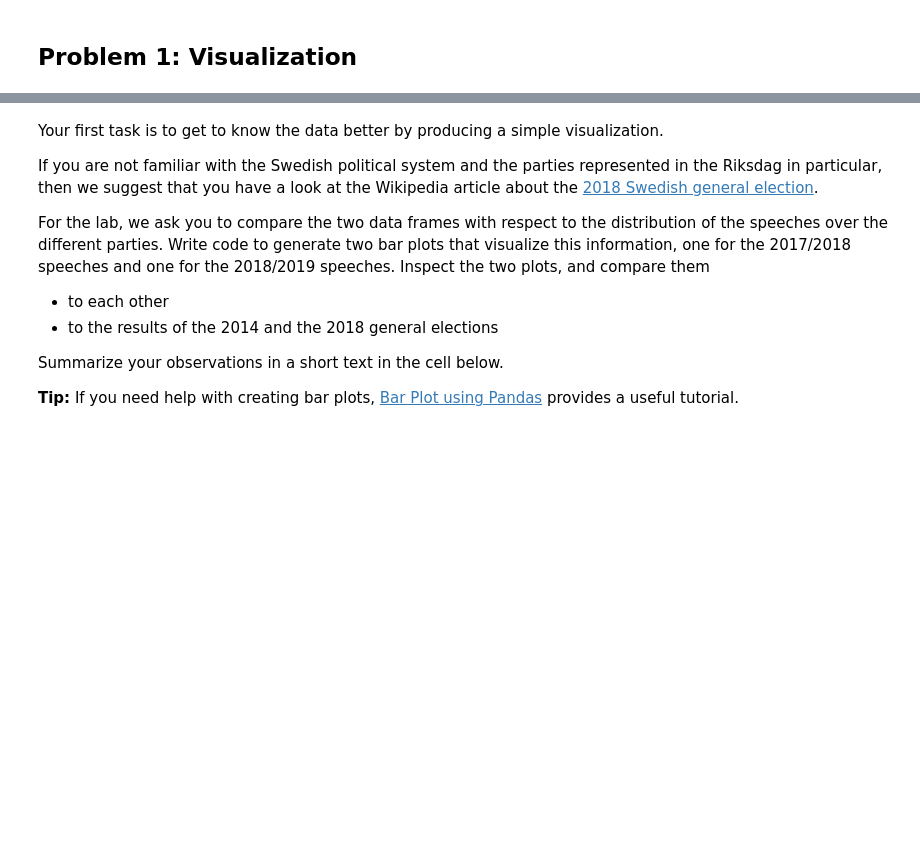
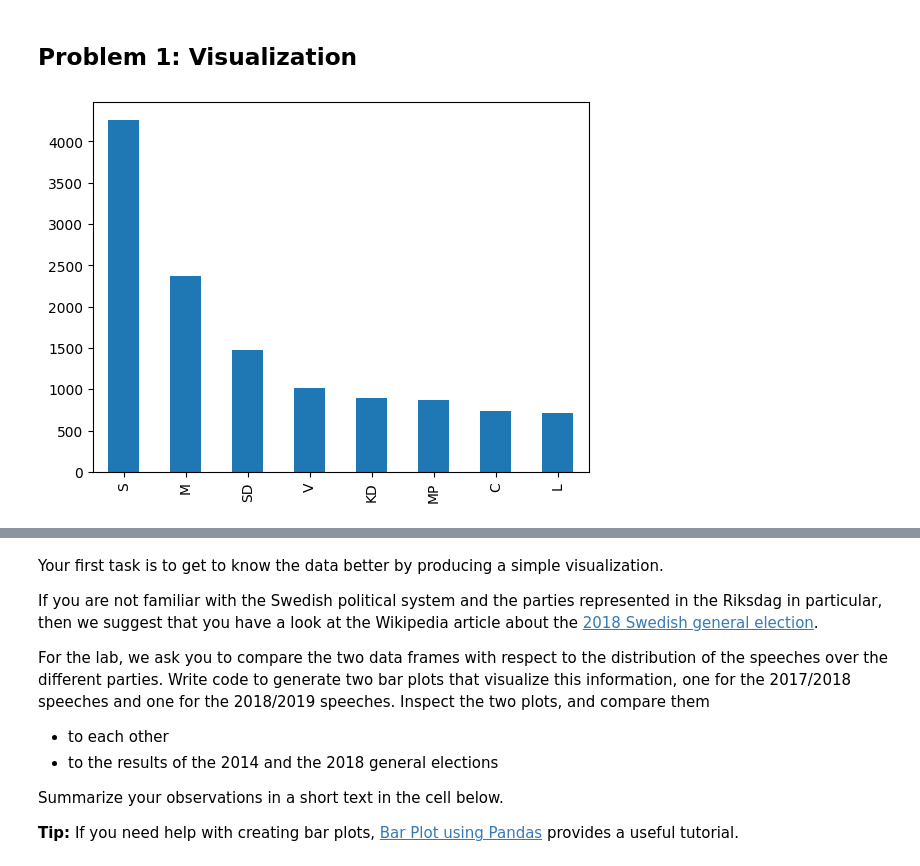
Before and after one commit to StianPedersen/TDDE16_Text_Mining, a Jupyter notebook: l2/TM-L2.ipynb, the cells around one changed output, grey strips where cells are left out. Drawn from its saved outputs; the diff is of its cells as text; code cells hidden in the pictures; blank space fills up the shorter version.

```diff
--- a/l2/TM-L2.ipynb
+++ b/l2/TM-L2.ipynb
@@ -71,3 +71,8 @@ L      560
 Name: party, dtype: int64
 # %% [markdown]
 ## Problem 1: Visualization
+# %%
+import matplotlib.pyplot as plt
+plot1718 = training_data['party'].value_counts().plot(kind='bar')
+# %% [output]
+[figure, added]
```
Also changed, not shown: parts of 6 cells of this notebook.
